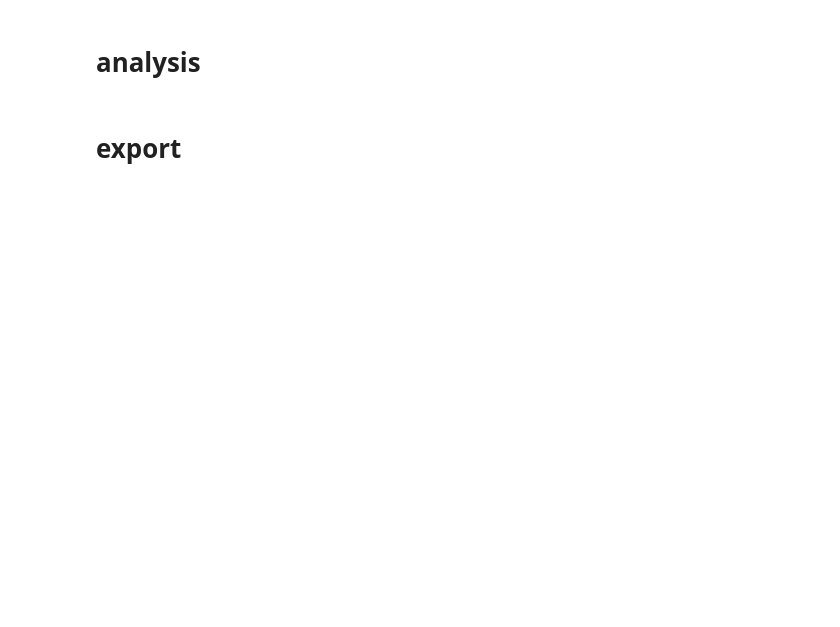
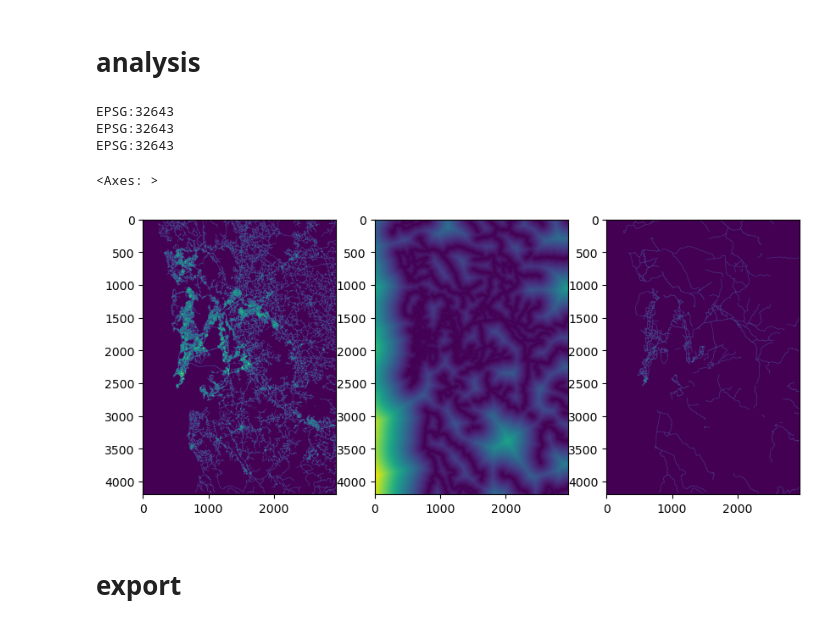
Before and after one commit to alexandrepereiraarq/geo_functions, a Jupyter notebook: notebooks/08_convert_raster_to_ASCII.ipynb, the cells around one changed output. Saved outputs shown, nothing was run; the diff lists cells and outputs as text; code cells hidden in the pictures; blank space fills up the shorter version.

```diff
--- a/notebooks/08_convert_raster_to_ASCII.ipynb
+++ b/notebooks/08_convert_raster_to_ASCII.ipynb
@@ -45,3 +35,24 @@ MAN_raster_list = ['']
+# %%
+# import a list of raster files
+# all files should be in the same folder and share the projection
+
+raster_folder = Path('../data/raw/')
+
+MUM_raster_list = [ 'MUM_DEM_slope_TanDEM_X_30m.tif',
+                   'MUM_URB_slum_clusters_MMRDA_1985_30m.tif','MUM_URB_slum_clusters_MMRDA_2000_30m.tif','MUM_URB_slum_clusters_MMRDA_2015_30m.tif',
+                   'MUM_URB_urbanisation_1985_EOC_WUF_30m.tif','MUM_URB_urbanisation_2000_EOC_WUF_30m.tif','MUM_URB_urbanisation_2015_EOC_WUF_30m.tif',
+                   'MUM_POP_population_1985_GHSL_30m.tif','MUM_POP_population_2000_GHSL_30m.tif','MUM_POP_population_2015_GHSL_30m.tif',
+                   'MUM_ENV_NDVI_Sentinel2_2000_30m.tif','MUM_HYD_Flood_map_Global_HAND_30m.tif'] # to include: real estate prices, land use
+
+JAK_raster_list = ['JAK_DEM_slope_TanDEM_X_30m.tif',
+                   'JAK_URB_urbanisation_1985_EOC_WUF_30m.tif','JAK_URB_urbanisation_2000_EOC_WUF_30m.tif','JAK_URB_urbanisation_2015_EOC_WUF_30m.tif',
+                   'JAK_POP_population_1985_GHSL_30m.tif','JAK_POP_population_2000_GHSL_30m.tif','JAK_POP_population_2015_GHSL_30m.tif',
+                   'JAK_ENV_NDVI_Sentinel2_2000_30m.tif','JAK_HYD_Flood_map_Global_HAND.tif']
+
+MAN_raster_list = ['MAN_DEM_slope_TanDEM_X_30m.tif',
+                'MAN_URB_urbanisation_1985_EOC_WUF_30m.tif','MAN_URB_urbanisation_2000_EOC_WUF_30m.tif','MAN_URB_urbanisation_2015_EOC_WUF_30m.tif',
+                'MAN_ENV_NDVI_Sentinel2_2000_30m.tif','MAN_HYD_Flood_map_Global_HAND.tif','MAN_ENV_LULC_30m_2020_GlobalLand.tif'
+]
 # %%
 # define a function that opens a list of raster files and stores them in a list (should it be a dict?)
 # the function should also print the crs of the raster files
@@ -92,3 +115,23 @@ list_open_raster
+# %%
+raster_list = ['MUM_TRA_all_roads_OSM_2024_30m.tif','MUM_TRA_distance_to_major_roads_30m.tif','MUM_TRA_major_roads_OSM_2024_30m.tif',]
+dict_open_raster = {}
+array_list = []
+dict_open_raster,array_list = open_raster_list(raster_list, raster_folder)
+# %% [output]
+EPSG:32643
+EPSG:32643
+EPSG:32643
+# %%
+# Plot three rasters from the list
+fig, ax = plt.subplots(nrows=1, ncols = 3, figsize = (10, 30))
+show(dict_open_raster[array_list[0]]['array'], ax = ax[0])
+show(dict_open_raster[array_list[1]]['array'], ax = ax[1])
+show(dict_open_raster[array_list[-1]]['array'], ax = ax[2])
+
+plt.gca()
+# %% [output]
+<Axes: >
+[figure, added]
 # %% [markdown]
 # export
 # %%
```
Also changed, not shown: parts of 9 cells of this notebook.
